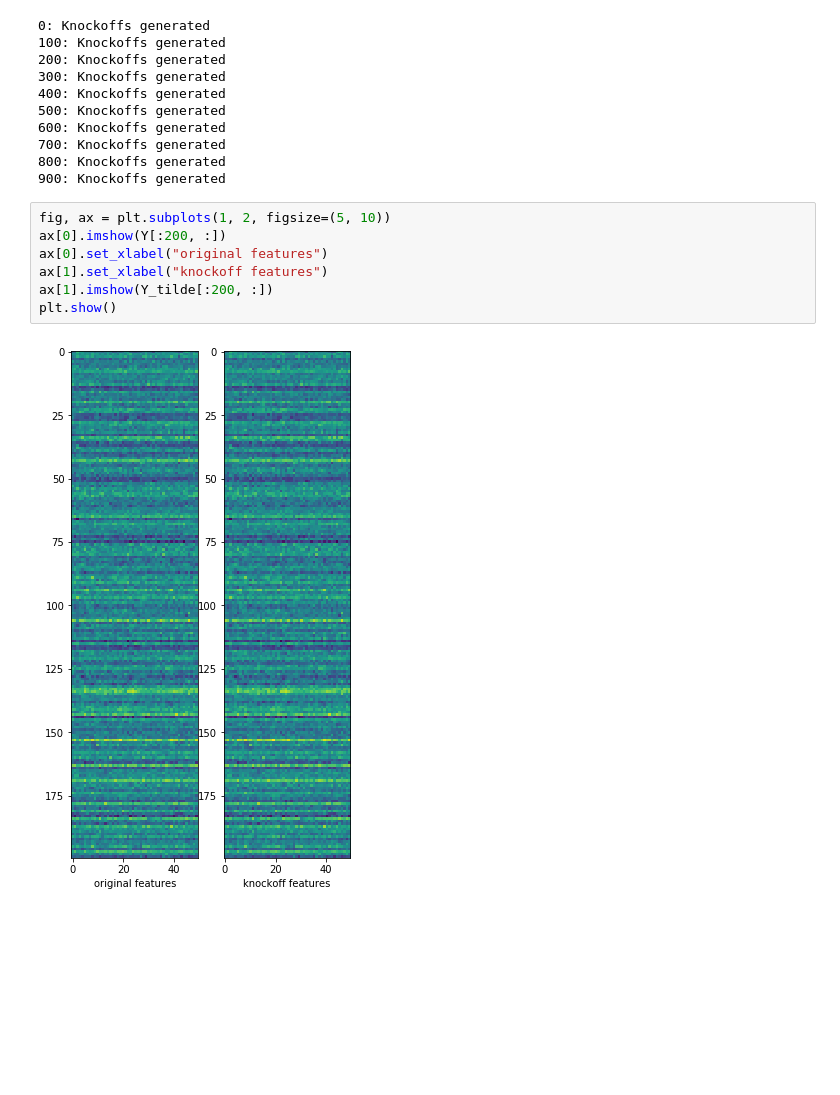
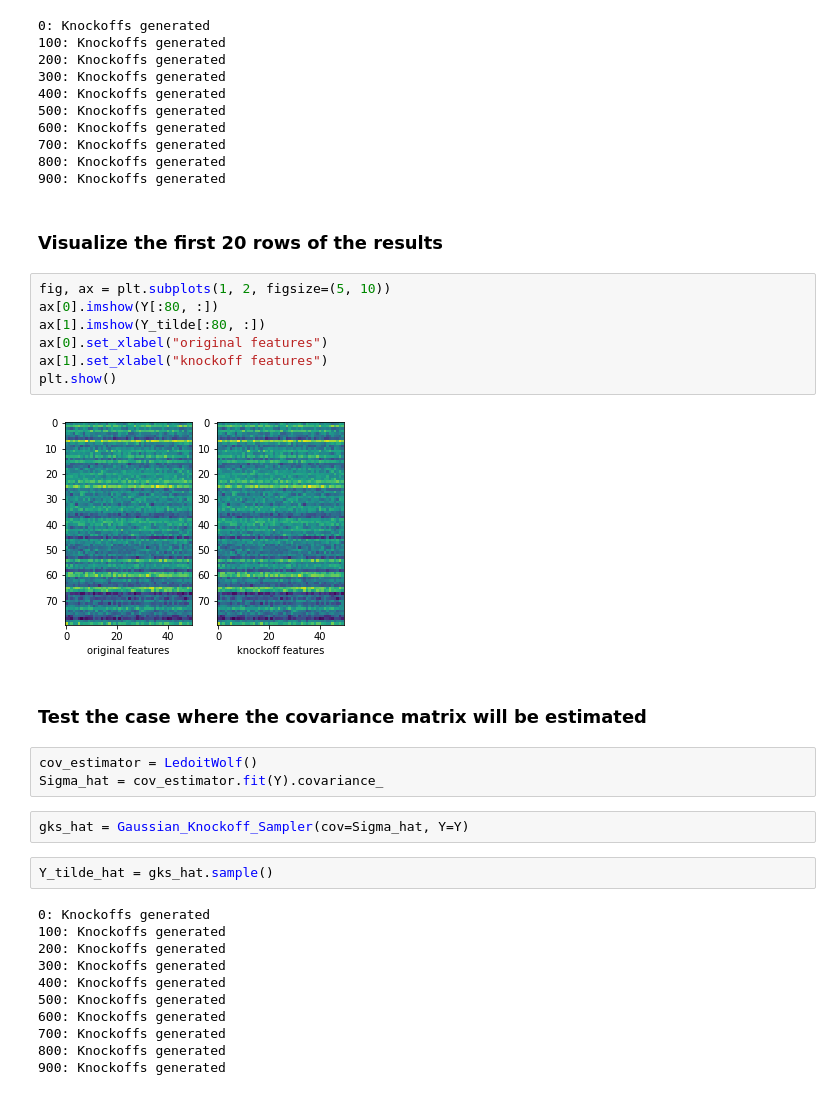
Before and after one commit to toamto94/MetropolizedKnockoffs, a Jupyter notebook: README.ipynb, the cells around one changed output. Saved outputs shown, nothing was run; the diff lists cells and outputs as text; blank space fills up the shorter version.

```diff
--- a/README.ipynb
+++ b/README.ipynb
@@ -113,12 +73,34 @@ Y_tilde = gks.sample()
 700: Knockoffs generated
 800: Knockoffs generated
 900: Knockoffs generated
+# %% [markdown]
+### Visualize the first 20 rows of the results
 # %%
 fig, ax = plt.subplots(1, 2, figsize=(5, 10))
-ax[0].imshow(Y[:200, :])
+ax[0].imshow(Y[:80, :])
+ax[1].imshow(Y_tilde[:80, :])
 ax[0].set_xlabel("original features")
 ax[1].set_xlabel("knockoff features")
-ax[1].imshow(Y_tilde[:200, :])
 plt.show()
 # %% [output]
-[figure, old version]
+[figure, new version]
+# %% [markdown]
+### Test the case where the covariance matrix will be estimated
+# %%
+cov_estimator = LedoitWolf()
+Sigma_hat = cov_estimator.fit(Y).covariance_
+# %%
+gks_hat = Gaussian_Knockoff_Sampler(cov=Sigma_hat, Y=Y)
+# %%
+Y_tilde_hat = gks_hat.sample()
+# %% [output]
+0: Knockoffs generated
+100: Knockoffs generated
+200: Knockoffs generated
+300: Knockoffs generated
+400: Knockoffs generated
+500: Knockoffs generated
+600: Knockoffs generated
+700: Knockoffs generated
+800: Knockoffs generated
+900: Knockoffs generated
```
Also changed, not shown: parts of 21 cells of this notebook, 9 other files.
